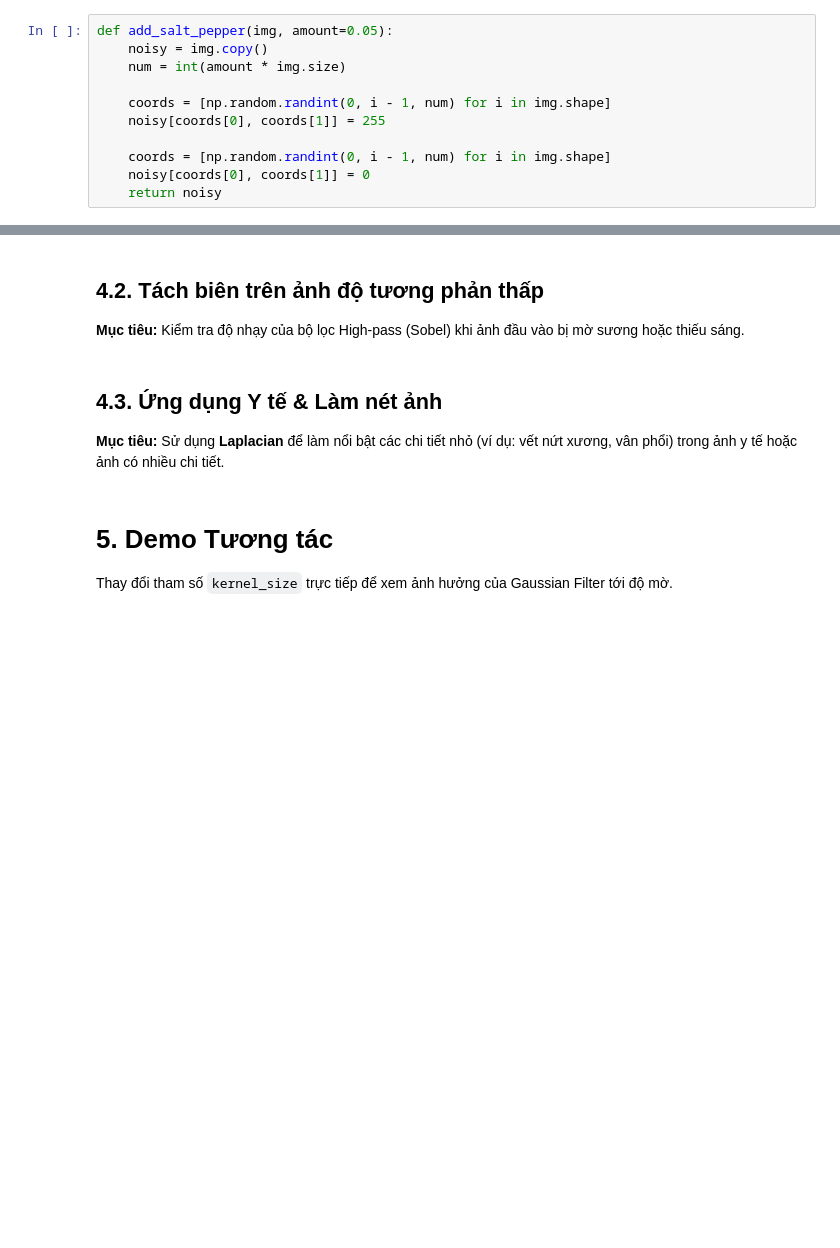
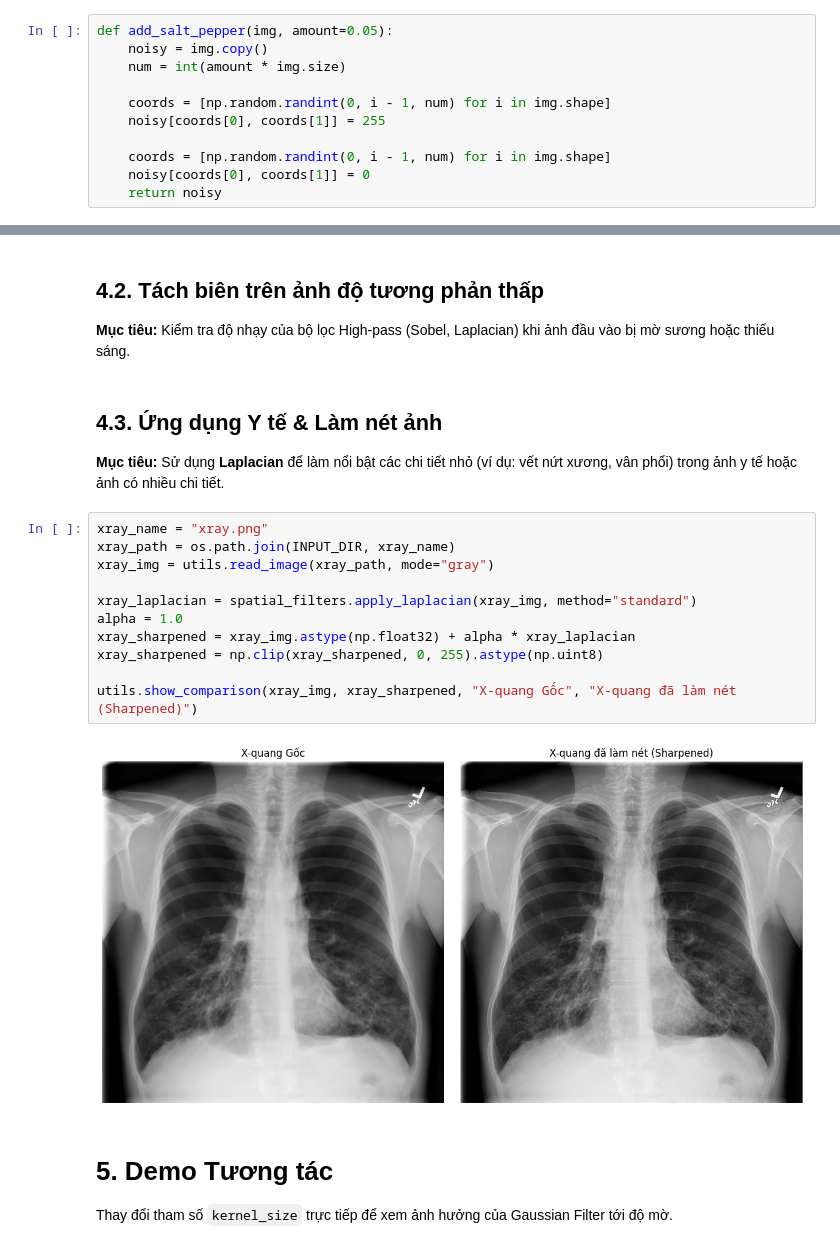
Before and after one commit to broistg/CV-Project-1_Nhom-18, a Jupyter notebook: notebooks/CV_Project_1_Demo.ipynb, the cells around one changed output, grey strips where cells are left out. Saved outputs shown, nothing was run; the diff lists cells and outputs as text; blank space fills up the shorter version.

```diff
--- a/notebooks/CV_Project_1_Demo.ipynb
+++ b/notebooks/CV_Project_1_Demo.ipynb
@@ -156,11 +148,24 @@ utils.show_comparison(sp_img_gauss, sp_img_median, "Gaussian Filter", "Median Fi
 # %% [markdown]
 ## 4.2.&nbsp;Tách biên trên ảnh độ tương phản thấp
 
-**Mục tiêu:** Kiểm tra độ nhạy của bộ lọc High-pass (Sobel) khi ảnh đầu vào bị mờ sương hoặc thiếu sáng.
+**Mục tiêu:** Kiểm tra độ nhạy của bộ lọc High-pass (Sobel, Laplacian) khi ảnh đầu vào bị mờ sương hoặc thiếu sáng.
 # %% [markdown]
 ## 4.3.&nbsp;Ứng dụng Y tế & Làm nét ảnh
 
 **Mục tiêu:** Sử dụng **Laplacian** để làm nổi bật các chi tiết nhỏ (ví dụ: vết nứt xương, vân phổi) trong ảnh y tế hoặc ảnh có nhiều chi tiết.
+# %%
+xray_name = "xray.png"
+xray_path = os.path.join(INPUT_DIR, xray_name)
+xray_img = utils.read_image(xray_path, mode="gray")
+
+xray_laplacian = spatial_filters.apply_laplacian(xray_img, method="standard")
+alpha = 1.0
+xray_sharpened = xray_img.astype(np.float32) + alpha * xray_laplacian
+xray_sharpened = np.clip(xray_sharpened, 0, 255).astype(np.uint8)
+
+utils.show_comparison(xray_img, xray_sharpened, "X-quang Gốc", "X-quang đã làm nét (Sharpened)")
+# %% [output]
+[figure, added]
 # %% [markdown]
 # 5.&nbsp;Demo Tương tác
 
```
Also changed, not shown: parts of 2 cells of this notebook.
